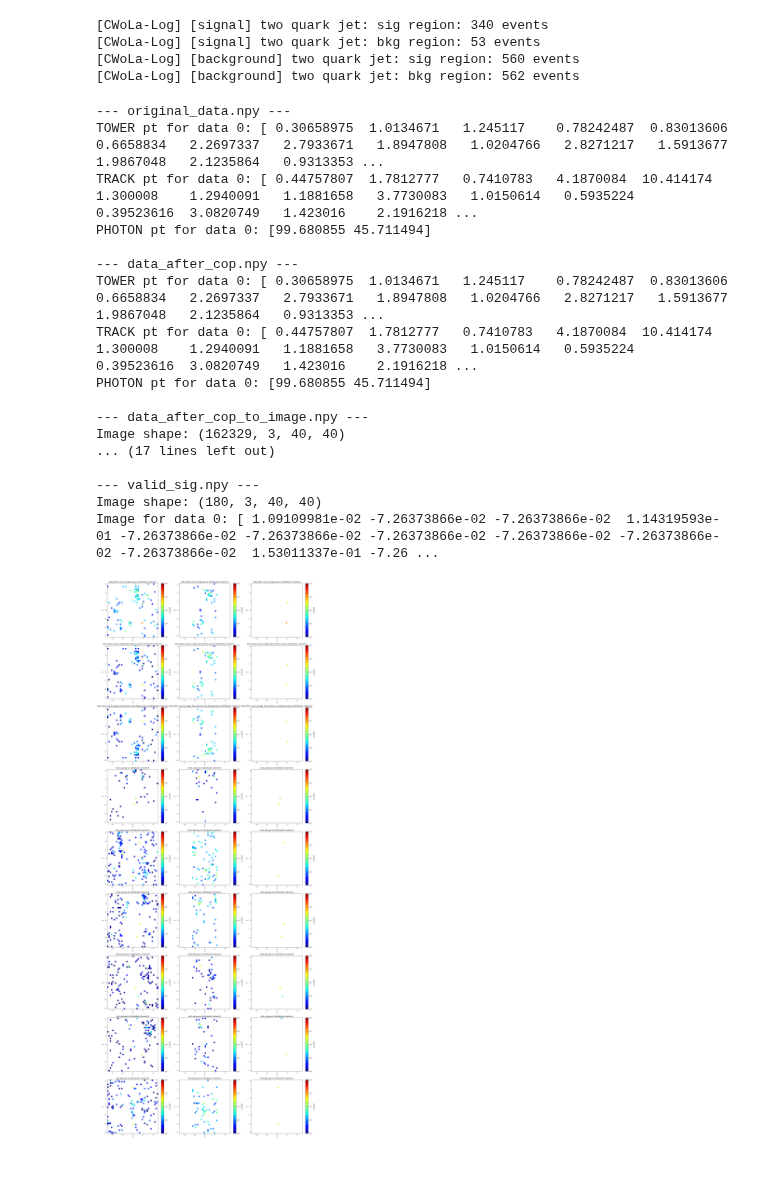
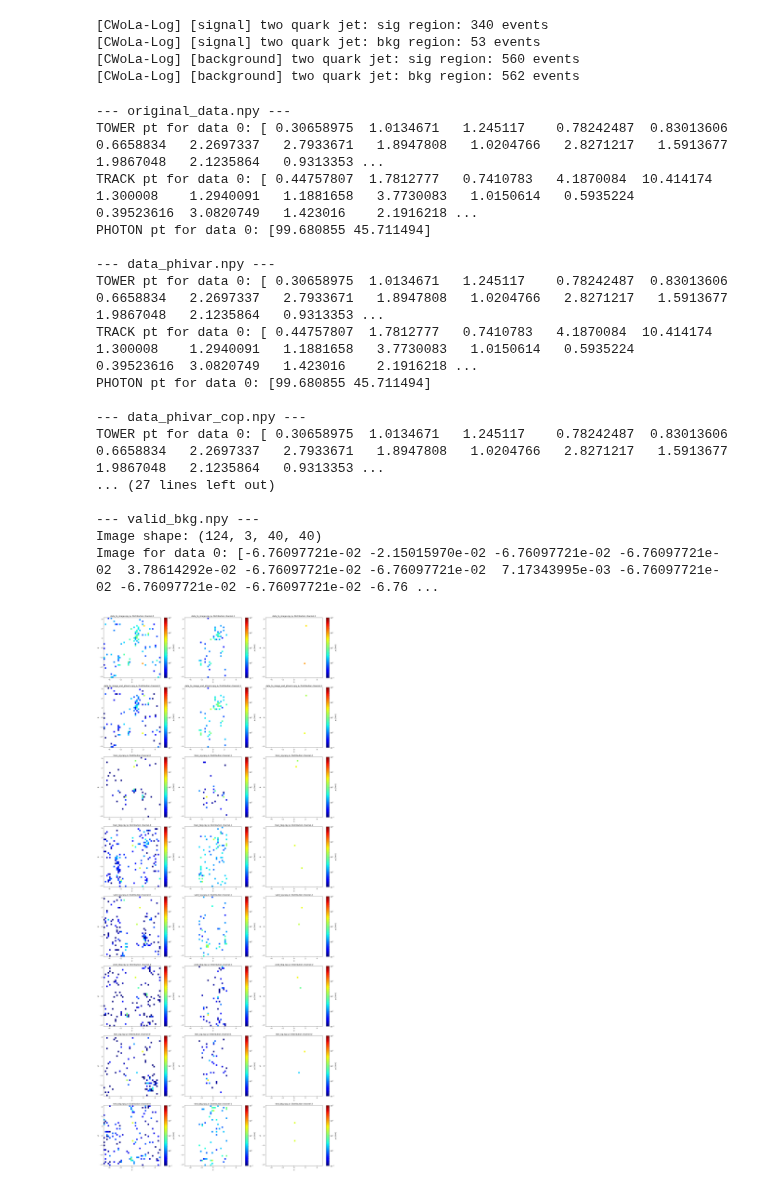
Before and after one commit to maplexgitx0302/NTUHEPML-CWoLa, a Jupyter notebook: notebooks/main_tf_to_npy.ipynb, the cells around one changed output. Cells and saved outputs as stored; diff of their text form; code cells hidden in the pictures.

```diff
--- a/notebooks/main_tf_to_npy.ipynb
+++ b/notebooks/main_tf_to_npy.ipynb
@@ -444,51 +457,51 @@ Seed set to 23
 '''Read non-image data'''
 data_index = 0  # change the data index here (0~N-1)
 
-for npy_file in ['original_data.npy', 'data_after_cop.npy']:
+for npy_file in ['original_data.npy', 'data_phivar.npy', 'data_phivar_cop.npy', 'data_phivar_cop_flip.npy']:
     data = np.load(npy_path / npy_file, allow_pickle=True).item()
     print(f'\n--- {npy_file} ---')
     print(f'TOWER pt for data {data_index}:', data['TOWER']['pt'][data_index])
     print(f'TRACK pt for data {data_index}:', data['TRACK']['pt'][data_index])
     print(f'PHOTON pt for data {data_index}:', data['PHOTON']['pt'][data_index])
 
-image_npy_list = ['data_after_cop_to_image.npy', 'data_after_cop_to_image_then_ptnorm.npy', 'data_after_cop_to_image_then_ptnorm_and_flipping.npy', 'train_sig.npy', 'train_bkg.npy', 'valid_sig.npy', 'valid_bkg.npy', 'test_sig.npy', 'test_bkg.npy']
+image_npy_list = ['data_to_image.npy', 'data_to_image_and_ptnorm.npy', 'train_sig.npy', 'train_bkg.npy', 'valid_sig.npy', 'valid_bkg.npy', 'test_sig.npy', 'test_bkg.npy']
 fig, axs = plt.subplots(len(image_npy_list), 3, figsize=(21, 6 * len(image_npy_list)))
 grid_size = 40
 phi_bins = np.linspace(-np.pi, np.pi, grid_size + 1)
 eta_bins = np.linspace(-5, 5, grid_size + 1)
 for i, npy_file in enumerate(image_npy_list):
     data = np.load(npy_path / npy_file)
     image = data[data_index]
     print(f'\n--- {npy_file} ---')
     print('Image shape:', data.shape)
     print(f'Image for data {data_index}:', image.ravel())
 
     for j, channel in enumerate(image):
         data_masked = np.ma.masked_where(channel == 0, channel)
         c = axs[i][j].pcolormesh(eta_bins, phi_bins, data_masked, norm=LogNorm(vmin=0.1, vmax=1e3), cmap='jet')
         axs[i][j].set_xlabel(r'$\eta$')
         axs[i][j].set_ylabel(r'$\phi$')
         axs[i][j].set_title(f"{npy_file} $p_T$ Distribution channel-{j}")
         fig.colorbar(c, ax=axs[i][j], label=r'$p_T$ [GeV]')
 
 plt.tight_layout()
 plt.show()
 # %% [output]
 --- original_data.npy ---
 TOWER pt for data 0: [ 0.30658975  1.0134671   1.245117    0.78242487  0.83013606  0.6658834   2.2697337   2.7933671   1.8947808   1.0204766   2.8271217   1.5913677   1.9867048   2.1235864   0.9313353 ...
 TRACK pt for data 0: [ 0.44757807  1.7812777   0.7410783   4.1870084  10.414174    1.300008    1.2940091   1.1881658   3.7730083   1.0150614   0.5935224   0.39523616  3.0820749   1.423016    2.1916218 ...
 PHOTON pt for data 0: [99.680855 45.711494]
 
---- data_after_cop.npy ---
+--- data_phivar.npy ---
 TOWER pt for data 0: [ 0.30658975  1.0134671   1.245117    0.78242487  0.83013606  0.6658834   2.2697337   2.7933671   1.8947808   1.0204766   2.8271217   1.5913677   1.9867048   2.1235864   0.9313353 ...
 TRACK pt for data 0: [ 0.44757807  1.7812777   0.7410783   4.1870084  10.414174    1.300008    1.2940091   1.1881658   3.7730083   1.0150614   0.5935224   0.39523616  3.0820749   1.423016    2.1916218 ...
 PHOTON pt for data 0: [99.680855 45.711494]
 
---- data_after_cop_to_image.npy ---
-Image shape: (162329, 3, 40, 40)
-... (17 lines left out)
+--- data_phivar_cop.npy ---
+TOWER pt for data 0: [ 0.30658975  1.0134671   1.245117    0.78242487  0.83013606  0.6658834   2.2697337   2.7933671   1.8947808   1.0204766   2.8271217   1.5913677   1.9867048   2.1235864   0.9313353 ...
+... (27 lines left out)
 
---- valid_sig.npy ---
-Image shape: (180, 3, 40, 40)
-Image for data 0: [ 1.09109981e-02 -7.26373866e-02 -7.26373866e-02  1.14319593e-01 -7.26373866e-02 -7.26373866e-02 -7.26373866e-02 -7.26373866e-02 -7.26373866e-02 -7.26373866e-02  1.53011337e-01 -7.26 ...
+--- valid_bkg.npy ---
+Image shape: (124, 3, 40, 40)
+Image for data 0: [-6.76097721e-02 -2.15015970e-02 -6.76097721e-02 -6.76097721e-02  3.78614292e-02 -6.76097721e-02 -6.76097721e-02  7.17343995e-03 -6.76097721e-02 -6.76097721e-02 -6.76097721e-02 -6.76 ...
-[figure, old version]
+[figure, new version]
```
Also changed, not shown: parts of 2 cells of this notebook, 1 other file.
